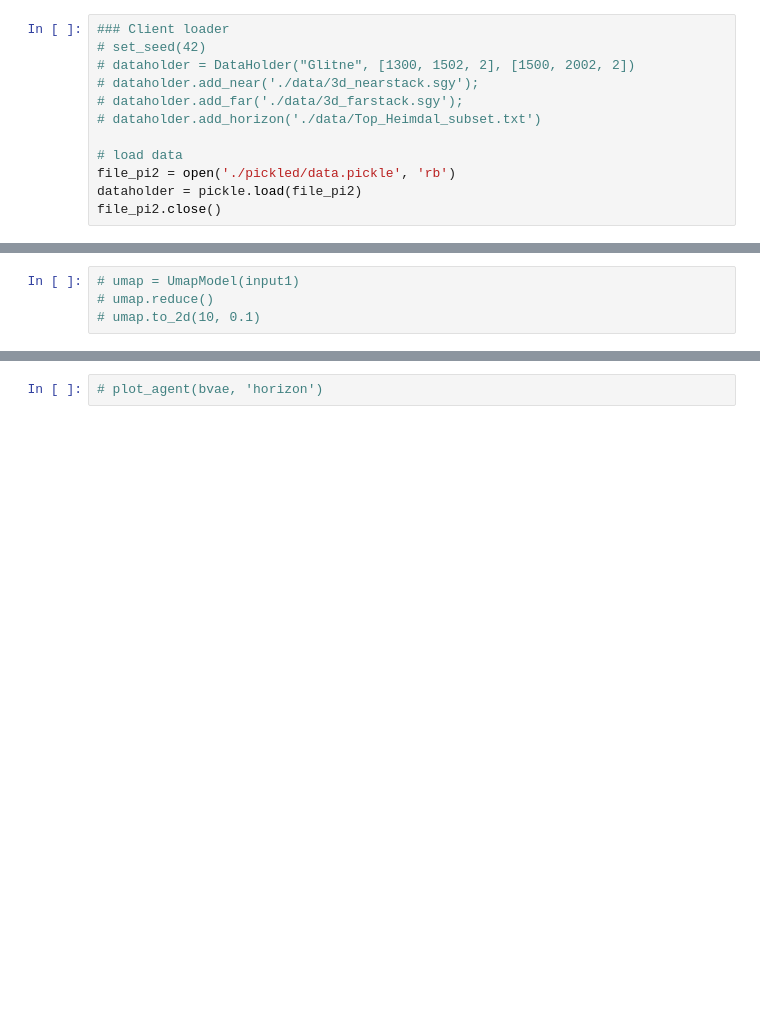
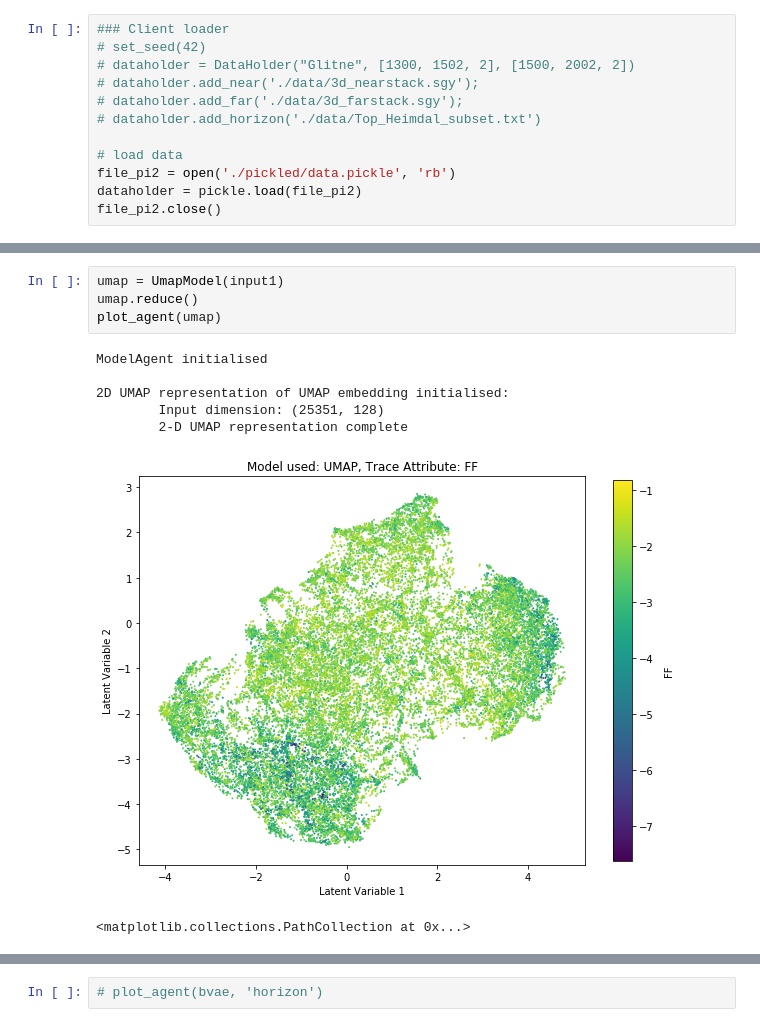
Before and after one commit to msc-acse/acse-9-independent-research-project-coush001, a Jupyter notebook: Run_scripts.ipynb, the cells around one changed output, grey strips where cells are left out. Cells and saved outputs as stored; diff of their text form; blank space fills up the shorter version.

```diff
--- a/Run_scripts.ipynb
+++ b/Run_scripts.ipynb
@@ -27,5 +35,13 @@ Processor has created an output with shape:  (25351, 2, 88)
 # %%
-# umap = UmapModel(input1)
-# umap.reduce()
-# umap.to_2d(10, 0.1)
+umap = UmapModel(input1)
+umap.reduce()
+plot_agent(umap)
+# %% [output]
+ModelAgent initialised
+
+2D UMAP representation of UMAP embedding initialised:
+        Input dimension: (25351, 128)
+        2-D UMAP representation complete
+[figure, added]
+<matplotlib.collections.PathCollection at 0x...>
 # %%
```
Also changed, not shown: parts of 10 cells of this notebook, 1 other file.
